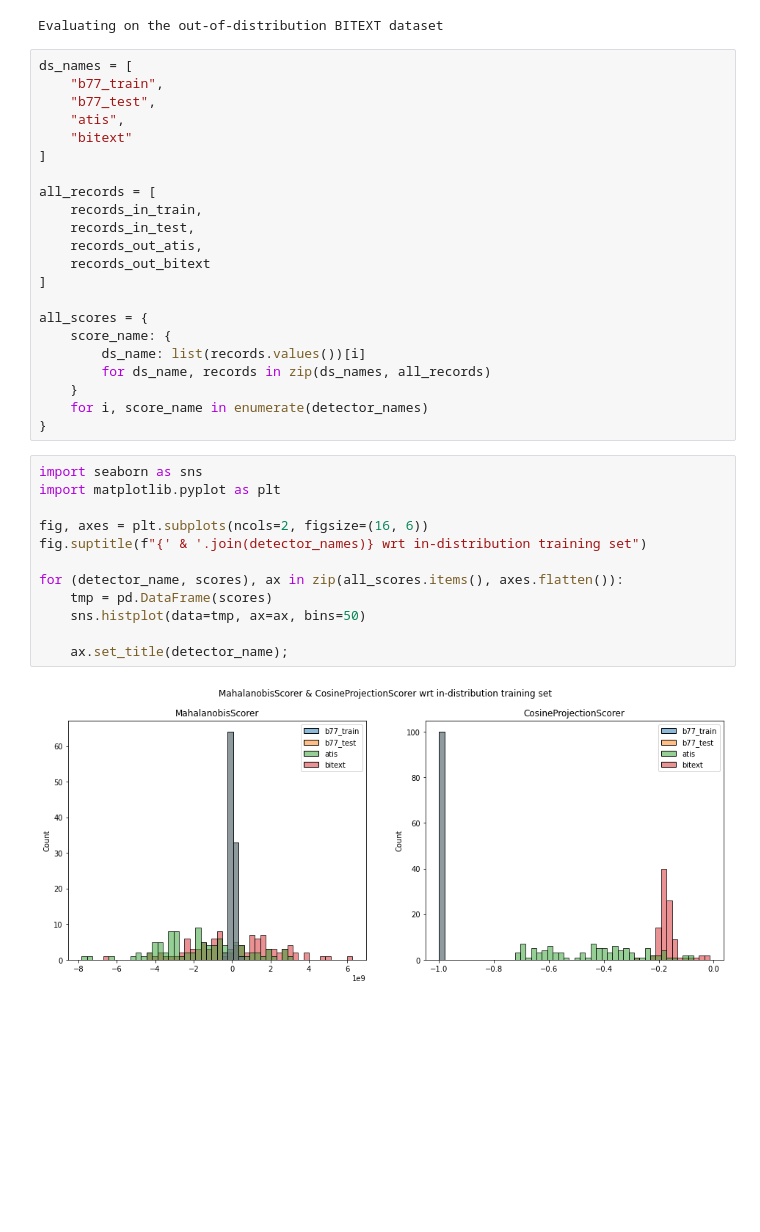
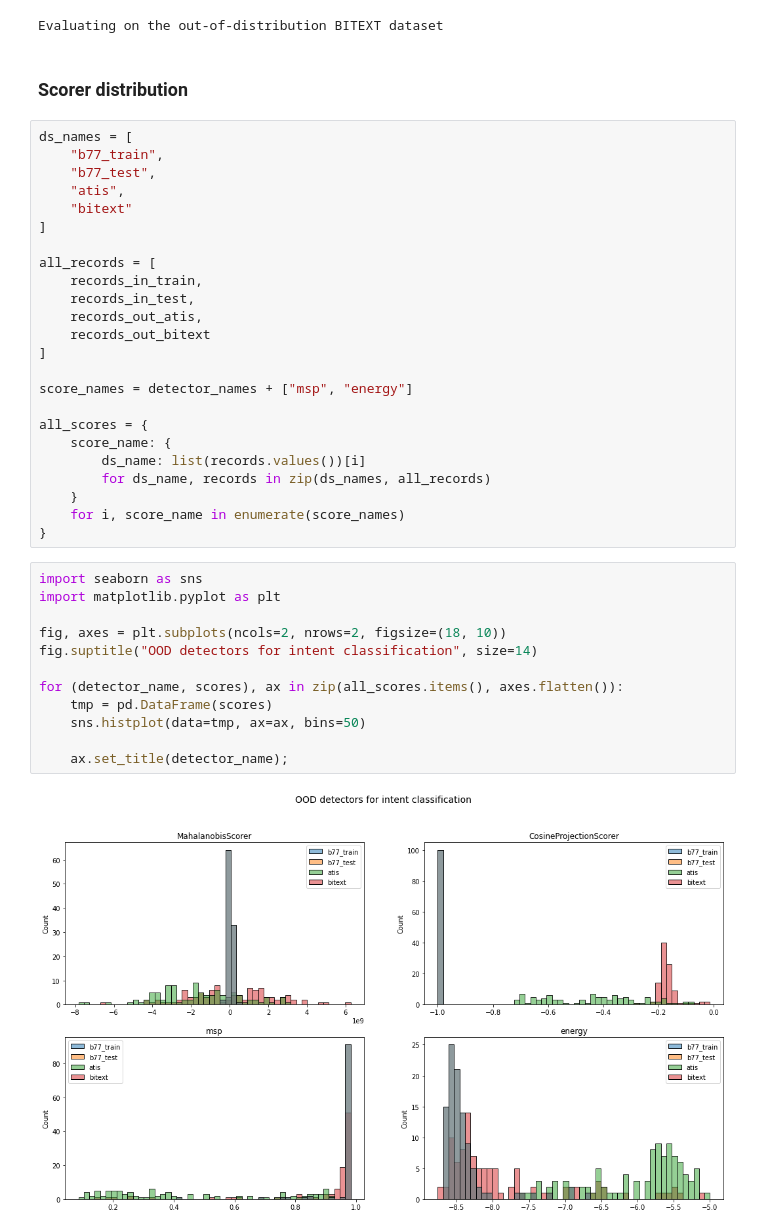
Before and after one commit to PeDiot/OOD-Detection-Intent-Classification, a Jupyter notebook: notebook.ipynb, the cells around one changed output. Cells and saved outputs as stored; diff of their text form; blank space fills up the shorter version.

Commit message:
compute detectors

```diff
--- a/notebook.ipynb
+++ b/notebook.ipynb
@@ -406,6 +407,8 @@ records_out_bitext = evaluate_dataloader(
 )
 # %% [output]
 Evaluating on the out-of-distribution BITEXT dataset
+# %% [markdown]
+### Scorer distribution
 # %%
 ds_names = [
     "b77_train",
@@ -421,24 +424,26 @@ all_records = [
     records_out_bitext
 ]
 
+score_names = detector_names + ["msp", "energy"]
+
 all_scores = {
     score_name: {
         ds_name: list(records.values())[i]
         for ds_name, records in zip(ds_names, all_records)
     }
-    for i, score_name in enumerate(detector_names)
+    for i, score_name in enumerate(score_names)
 }
 # %%
 import seaborn as sns
 import matplotlib.pyplot as plt
 
-fig, axes = plt.subplots(ncols=2, figsize=(16, 6))
-fig.suptitle(f"{' & '.join(detector_names)} wrt in-distribution training set")
+fig, axes = plt.subplots(ncols=2, nrows=2, figsize=(18, 10))
+fig.suptitle("OOD detectors for intent classification", size=14)
 
 for (detector_name, scores), ax in zip(all_scores.items(), axes.flatten()):
     tmp = pd.DataFrame(scores)
     sns.histplot(data=tmp, ax=ax, bins=50)
 
     ax.set_title(detector_name);
 # %% [output]
-[figure, old version]
+[figure, new version]
```
Also changed, not shown: parts of 5 cells of this notebook.
